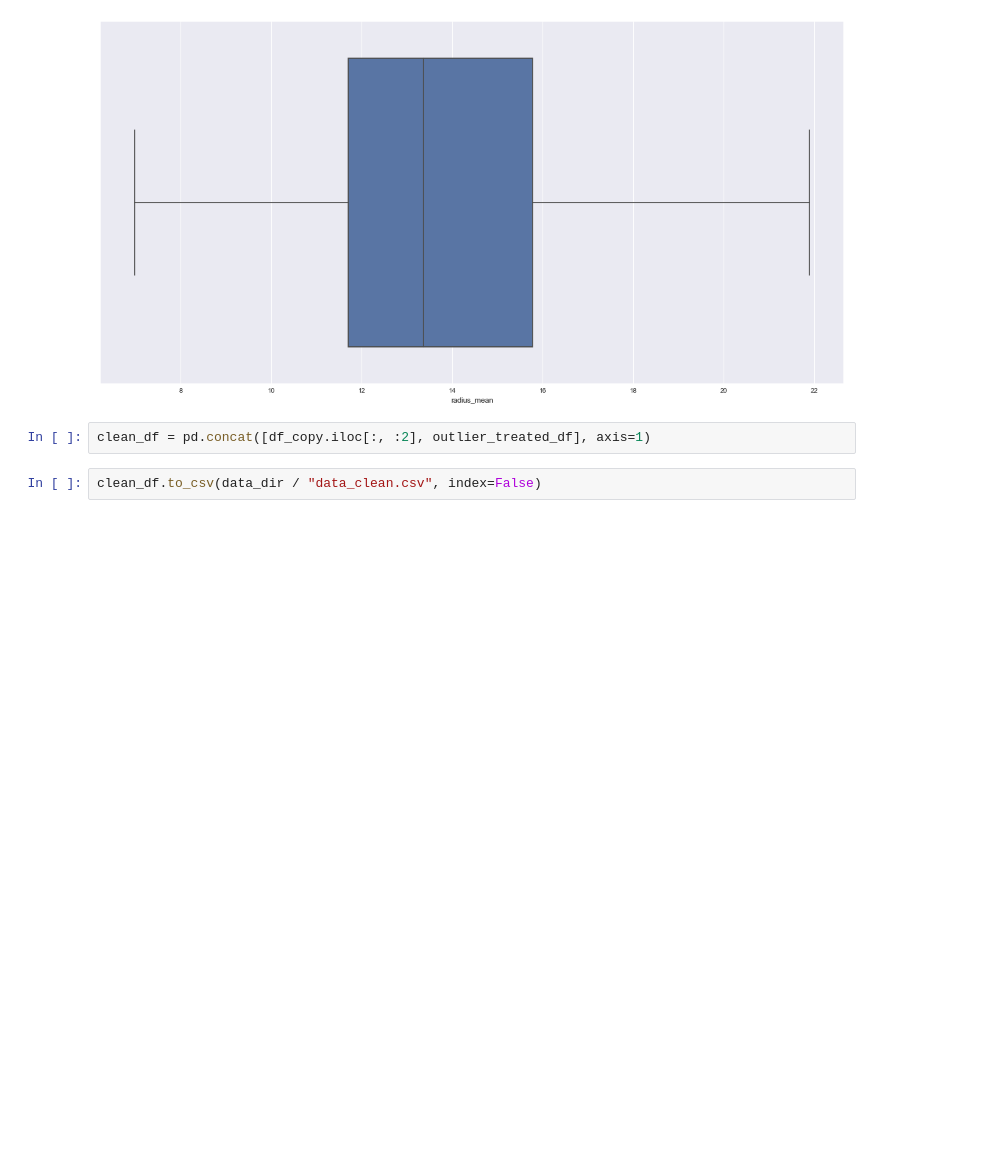
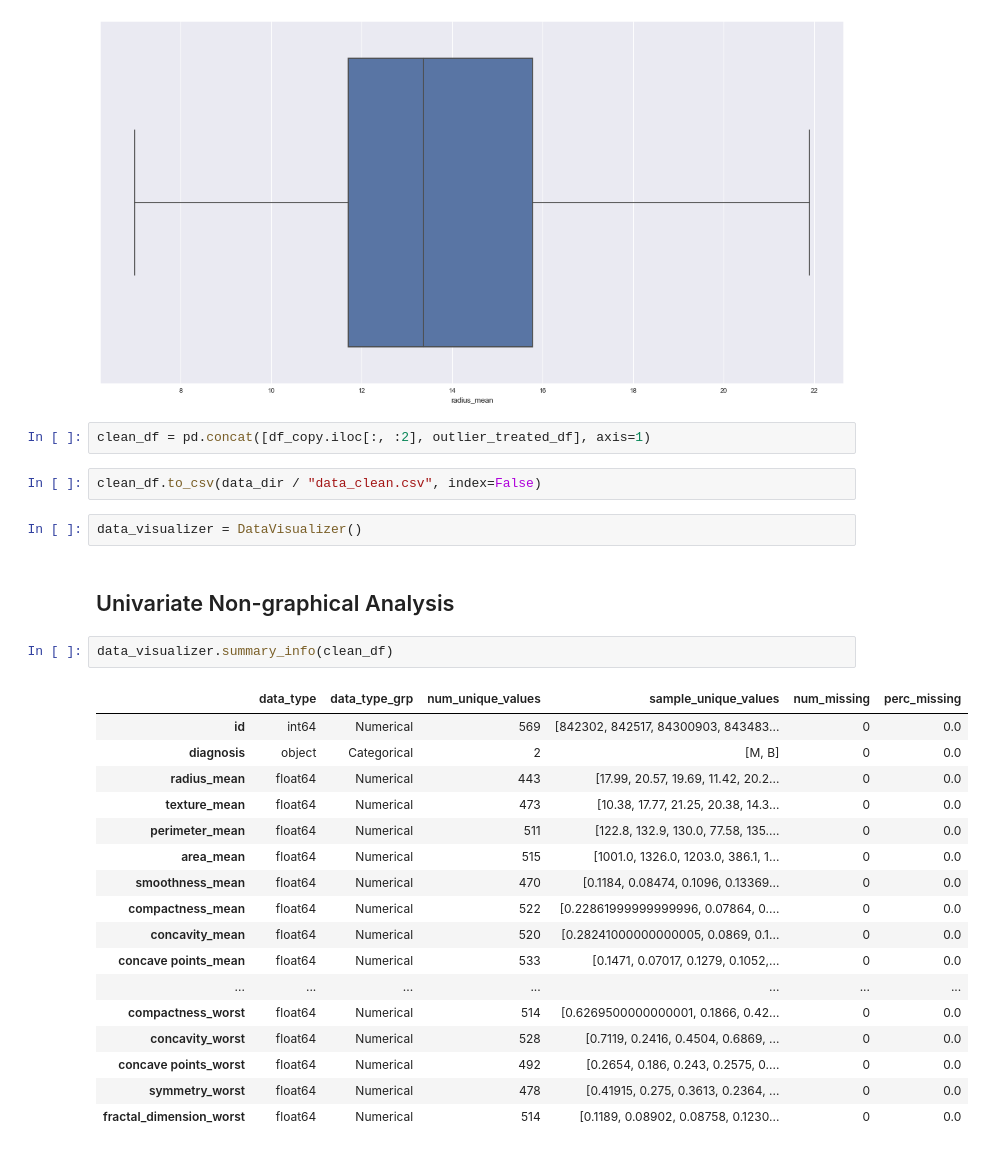
Before and after one commit to nahomfix/causal-inference, a Jupyter notebook: notebooks/eda.ipynb, the cells around one changed output. Cells and saved outputs as stored; diff of their text form; blank space fills up the shorter version.

```diff
--- a/notebooks/eda.ipynb
+++ b/notebooks/eda.ipynb
@@ -99,3 +100,27 @@ sns.boxplot(x=outlier_treated_df["radius_mean"])
 clean_df = pd.concat([df_copy.iloc[:, :2], outlier_treated_df], axis=1)
 # %%
 clean_df.to_csv(data_dir / "data_clean.csv", index=False)
+# %%
+data_visualizer = DataVisualizer()
+# %% [markdown]
+## Univariate Non-graphical Analysis
+# %%
+data_visualizer.summary_info(clean_df)
+# %% [output]
+|  | data_type | data_type_grp | num_unique_values | sample_unique_values | num_missing | perc_missing |
+| id | int64 | Numerical | 569 | [842302, 842517, 84300903, 843483... | 0 | 0.0 |
+| diagnosis | object | Categorical | 2 | [M, B] | 0 | 0.0 |
+| radius_mean | float64 | Numerical | 443 | [17.99, 20.57, 19.69, 11.42, 20.2... | 0 | 0.0 |
+| texture_mean | float64 | Numerical | 473 | [10.38, 17.77, 21.25, 20.38, 14.3... | 0 | 0.0 |
+| perimeter_mean | float64 | Numerical | 511 | [122.8, 132.9, 130.0, 77.58, 135.... | 0 | 0.0 |
+| area_mean | float64 | Numerical | 515 | [1001.0, 1326.0, 1203.0, 386.1, 1... | 0 | 0.0 |
+| smoothness_mean | float64 | Numerical | 470 | [0.1184, 0.08474, 0.1096, 0.13369... | 0 | 0.0 |
+| compactness_mean | float64 | Numerical | 522 | [0.22861999999999996, 0.07864, 0.... | 0 | 0.0 |
+| concavity_mean | float64 | Numerical | 520 | [0.28241000000000005, 0.0869, 0.1... | 0 | 0.0 |
+| concave points_mean | float64 | Numerical | 533 | [0.1471, 0.07017, 0.1279, 0.1052,... | 0 | 0.0 |
+| ... | ... | ... | ... | ... | ... | ... |
+| compactness_worst | float64 | Numerical | 514 | [0.6269500000000001, 0.1866, 0.42... | 0 | 0.0 |
+| concavity_worst | float64 | Numerical | 528 | [0.7119, 0.2416, 0.4504, 0.6869, ... | 0 | 0.0 |
+| concave points_worst | float64 | Numerical | 492 | [0.2654, 0.186, 0.243, 0.2575, 0.... | 0 | 0.0 |
+| symmetry_worst | float64 | Numerical | 478 | [0.41915, 0.275, 0.3613, 0.2364, ... | 0 | 0.0 |
+| fractal_dimension_worst | float64 | Numerical | 514 | [0.1189, 0.08902, 0.08758, 0.1230... | 0 | 0.0 |
```
Also changed, not shown: parts of 7 cells of this notebook, 1 other file.
